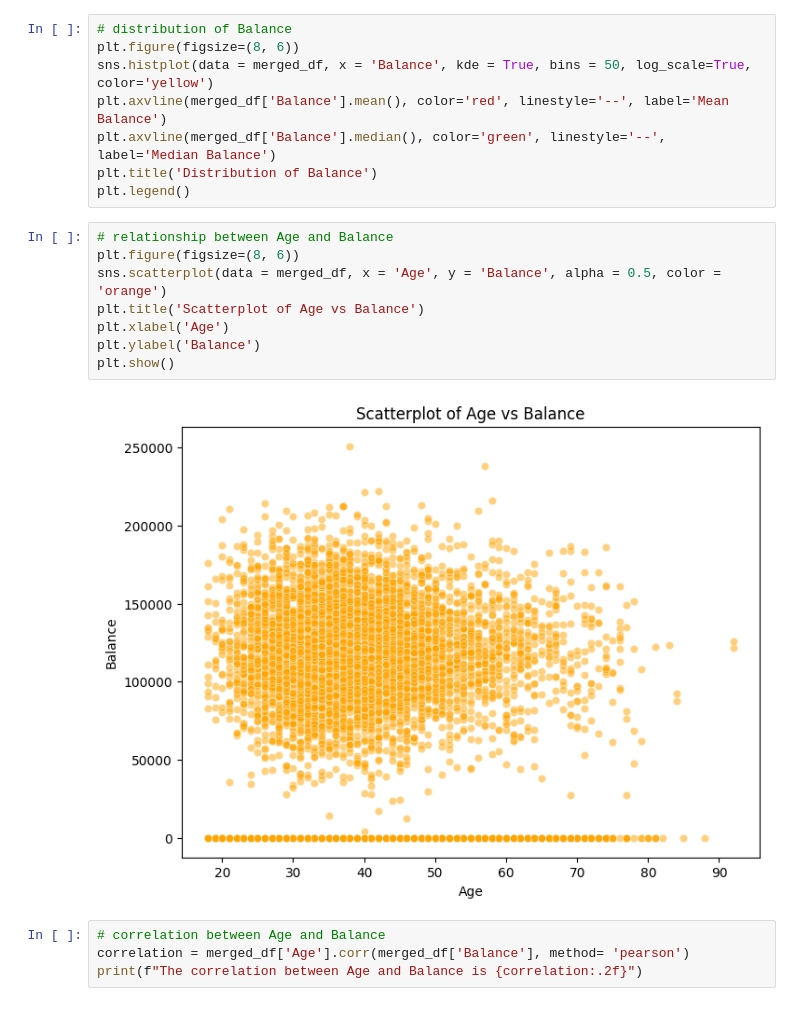
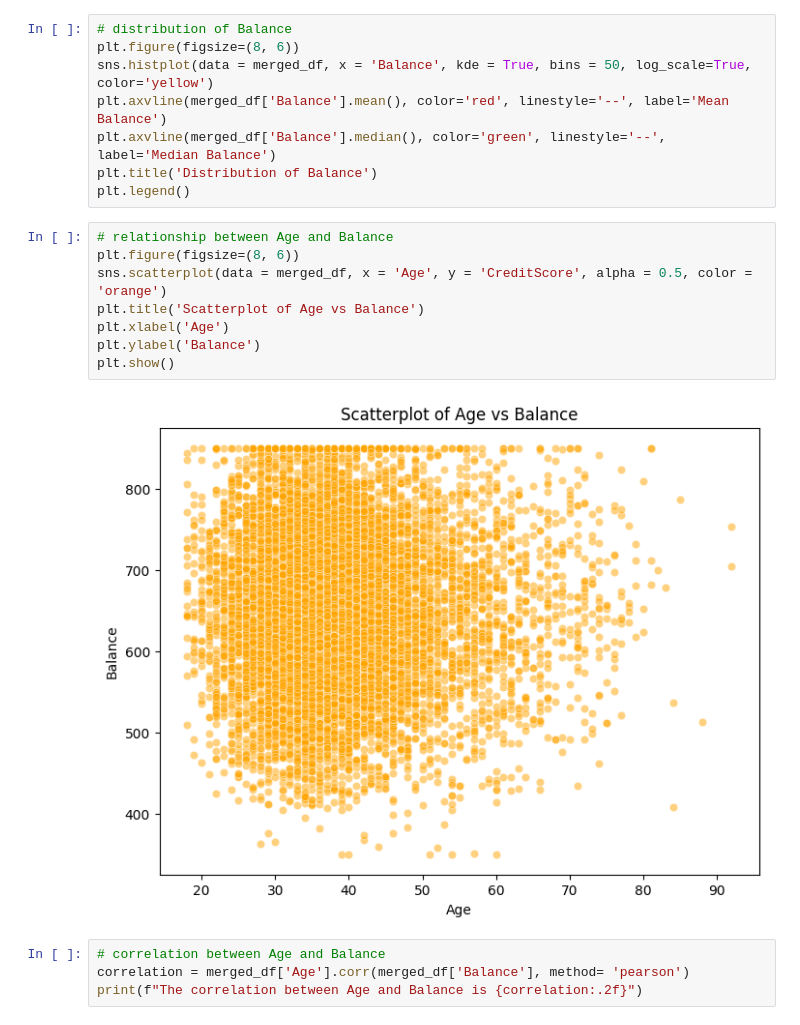
Before and after one commit to b3rian/Data_Science, a Jupyter notebook: Bank customer analysis.ipynb, the cells around one changed output. Drawn from its saved outputs; the diff is of its cells as text.

```diff
--- a/Bank customer analysis.ipynb
+++ b/Bank customer analysis.ipynb
@@ -165,13 +165,13 @@ plt.legend()
 # %%
 # relationship between Age and Balance
 plt.figure(figsize=(8, 6))
-sns.scatterplot(data = merged_df, x = 'Age', y = 'Balance', alpha = 0.5, color = 'orange')
+sns.scatterplot(data = merged_df, x = 'Age', y = 'CreditScore', alpha = 0.5, color = 'orange')
 plt.title('Scatterplot of Age vs Balance')
 plt.xlabel('Age')
 plt.ylabel('Balance')
 plt.show()
 # %% [output]
-[figure, old version]
+[figure, new version]
 # %%
 # correlation between Age and Balance
 correlation = merged_df['Age'].corr(merged_df['Balance'], method= 'pearson')
```
Also changed, not shown: parts of 3 cells of this notebook.
